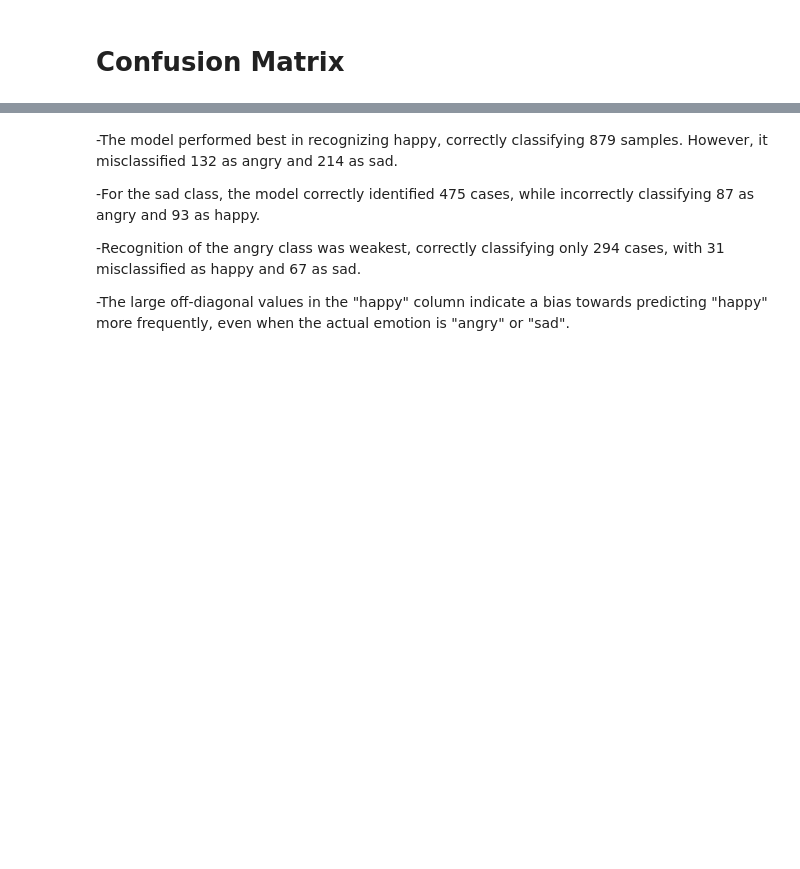
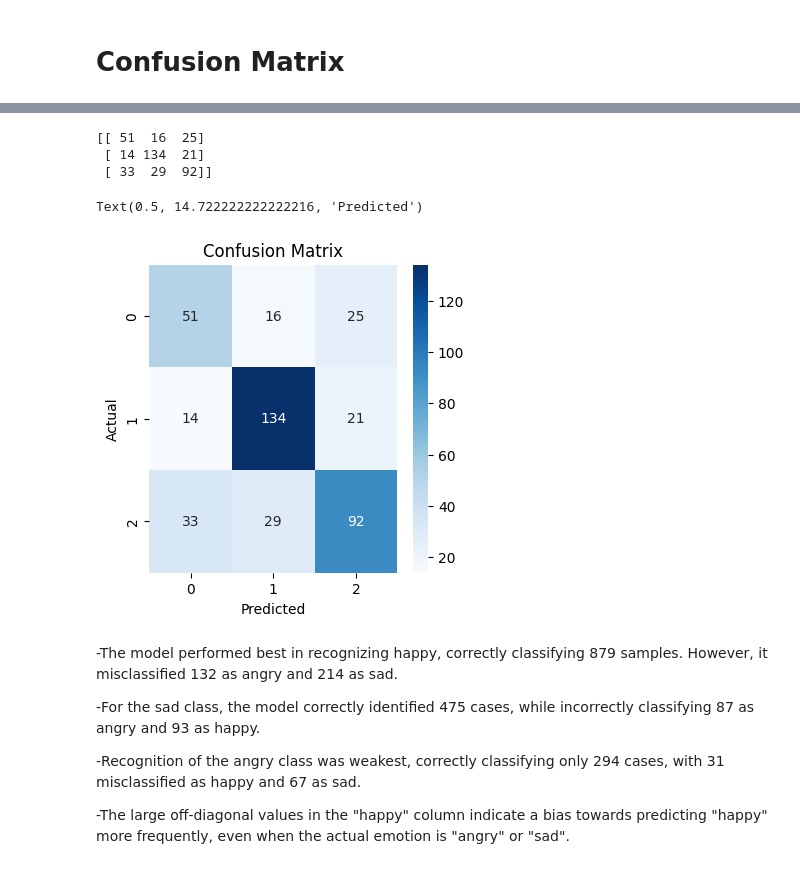
Before and after one commit to akankshakusf/Project-DeepLearning-Human-Emotions-Detection-Model, a Jupyter notebook: New_Human_Emotion_Detection.ipynb, the cells around one changed output, grey strips where cells are left out. Drawn from its saved outputs; the diff is of its cells as text; code cells hidden in the pictures; blank space fills up the shorter version.

```diff
--- a/New_Human_Emotion_Detection.ipynb
+++ b/New_Human_Emotion_Detection.ipynb
@@ -1397,5 +1357,6 @@ Epoch 10/10
 # %%
 # lets load the best model
-hf_model.load_weights("best_weights")
+finetined_model.save_weights("FTefficient_net_best_weights.weights.h5")
+finetined_model.load_weights("FTefficient_net_best_weights.weights.h5")
 # %%
 #evaluate model on val data
@@ -2171,12 +2228,13 @@ ensemble_model.evaluate(val_dataset)
 # %% [markdown]
 # Confusion Matrix
 # %%
+#pull in the latest predictions and labels
 predicted= []
 labels= []
 
 #iterate through the validation ds
 for im, label in val_dataset:
-  predicted.append(pretrained_model(im))
+  predicted.append(finetined_model(im))
   labels.append(label.numpy())
 # %%
 #leave the last batch of 32 and take rest & later flatten the batches
@@ -2199,12 +2275,18 @@ labels = np.concatenate([np.argmax(labels[:-1], axis= -1).flatten(),np.argmax(la
 # %%
 plt.figure(figsize=(4,4))
 cm=confusion_matrix(predicted,labels)
 print(cm)
 
-sns.heatmap(cm,annot=True, fmt='g',cmap="crest")
+sns.heatmap(cm,annot=True, fmt='g',cmap="Blues")
 plt.title("Confusion Matrix")
 plt.ylabel("Actual")
 plt.xlabel("Predicted")
+# %% [output]
+[[ 51  16  25]
+ [ 14 134  21]
+ [ 33  29  92]]
+Text(0.5, 14.722222222222216, 'Predicted')
+[figure, added]
 # %% [markdown]
 -The model performed best in recognizing happy, correctly classifying 879 samples. However, it misclassified 132 as angry and 214 as sad.
 
```
Also changed, not shown: parts of 43 cells of this notebook.
